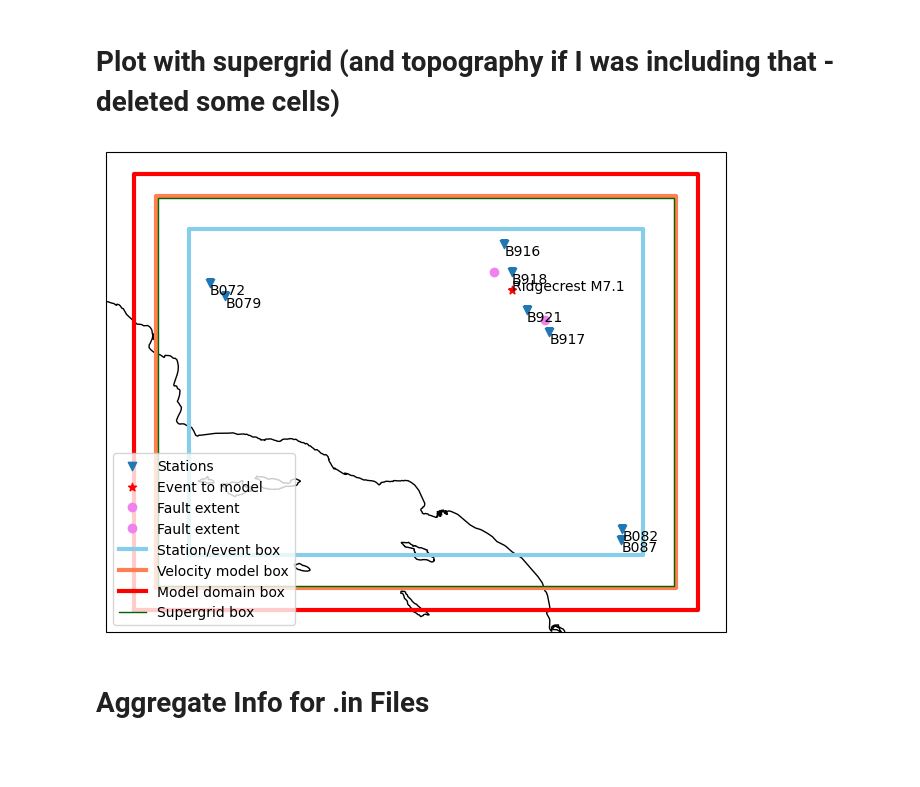
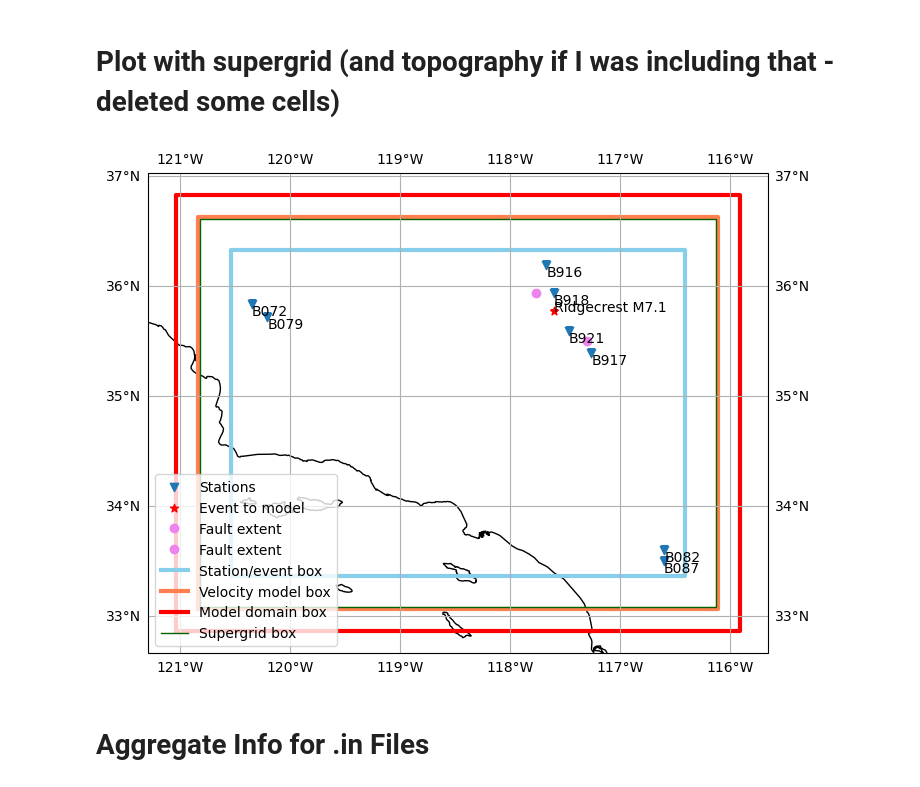
Before and after one commit to UO-Geophysics/sw4_strain, a Jupyter notebook: ProblemSetup.ipynb, the cells around one changed output. Drawn from its saved outputs; the diff is of its cells as text; code cells hidden in the pictures; blank space fills up the shorter version.

```diff
--- a/ProblemSetup.ipynb
+++ b/ProblemSetup.ipynb
@@ -409,28 +390,29 @@ y_sgrid = [y_model_domain[0]+supergrid_thickness_deg, y_model_domain[1]+supergri
 # %%
 fig = plt.figure(figsize = (8, 8))
 ax = plt.axes(projection = ccrs.PlateCarree())
 plt.scatter(stas_sub['LONG'], stas_sub['LAT'], marker = 'v', label = 'Stations')
 # Add station labels
 [plt.text(i, j, f'{name}', va = 'top', ha = 'left') for (i, j, name) in zip(stas_sub['LONG'], stas_sub['LAT'], stas_sub['BNUM'])]
 
 if multipleEvents:
     plt.scatter(float(eventLocs['longitude']), float(eventLocs['latitude']), marker = 'o', edgecolors = 'darkorange', facecolors = 'orange', label = 'Event locations')
 
 plt.scatter(float(event['longitude']), float(event['latitude']), marker = '*', facecolors = 'red', label = "Event to model")
 plt.text(float(event['longitude']), float(event['latitude']), ('Ridgecrest M' + event['mag']))
 plt.plot(-117.7593, 35.9323, 'o', color = 'violet', label = 'Fault extent')
 plt.plot(-117.2944, 35.5028, 'o', color = 'violet', label = 'Fault extent')
 ax.plot(x_evtsta, y_evtsta, color = 'skyblue', lw = 3, label = 'Station/event box')
 ax.plot(x_vmod, y_vmod, color = 'coral', lw = 3, label = 'Velocity model box')
 ax.plot(x_model_domain, y_model_domain, color = 'red', lw = 3, label = 'Model domain box')
 ax.plot(x_sgrid, y_sgrid, color = 'darkgreen', lw = 1, label = 'Supergrid box')
 ax.legend(loc = 'lower left')
 
 ax.coastlines()
+gl = ax.gridlines(draw_labels = True)
 
 plt.show()
 # %% [output]
-[figure, old version]
+[figure, new version]
 # %% [markdown]
 # Aggregate Info for .in Files
 # %% [markdown]
```
Also changed, not shown: parts of 12 cells of this notebook, 7 other files.
